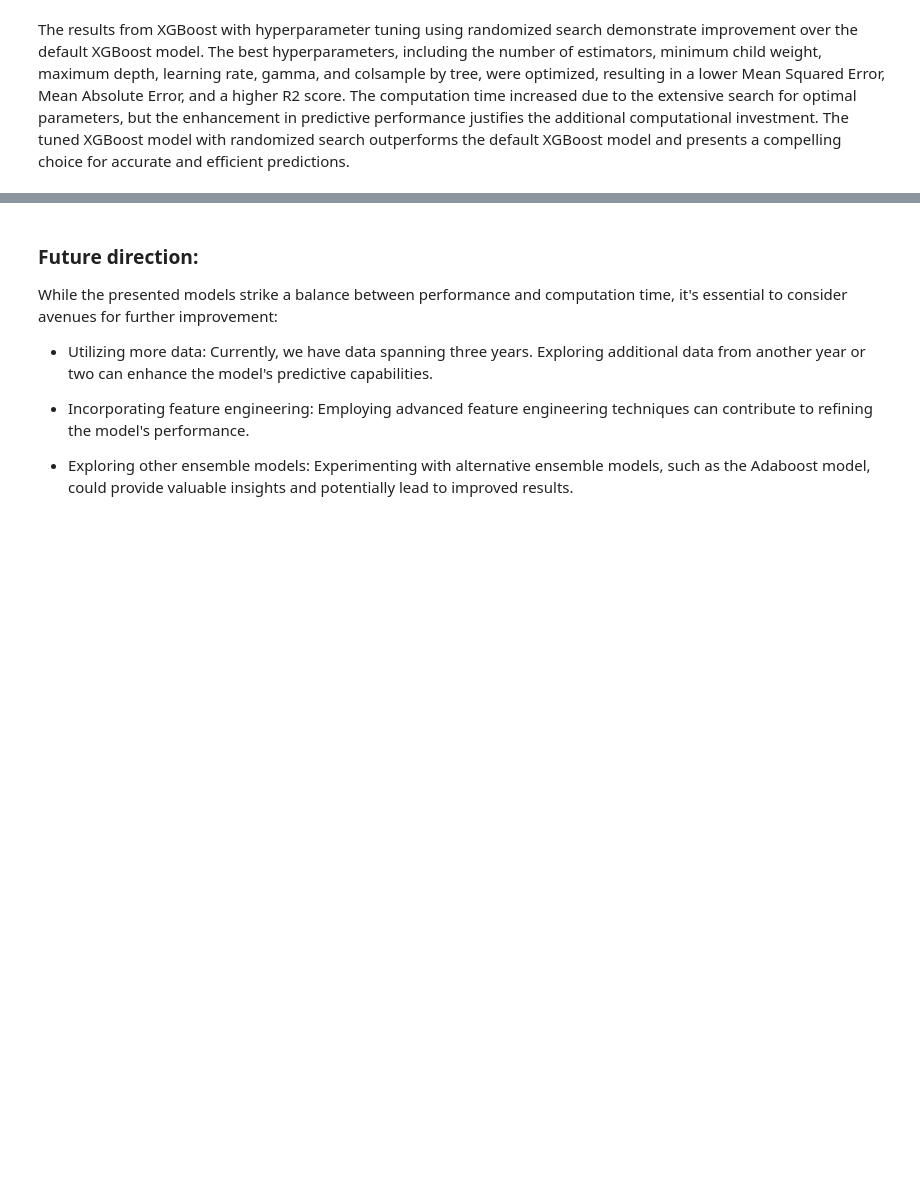
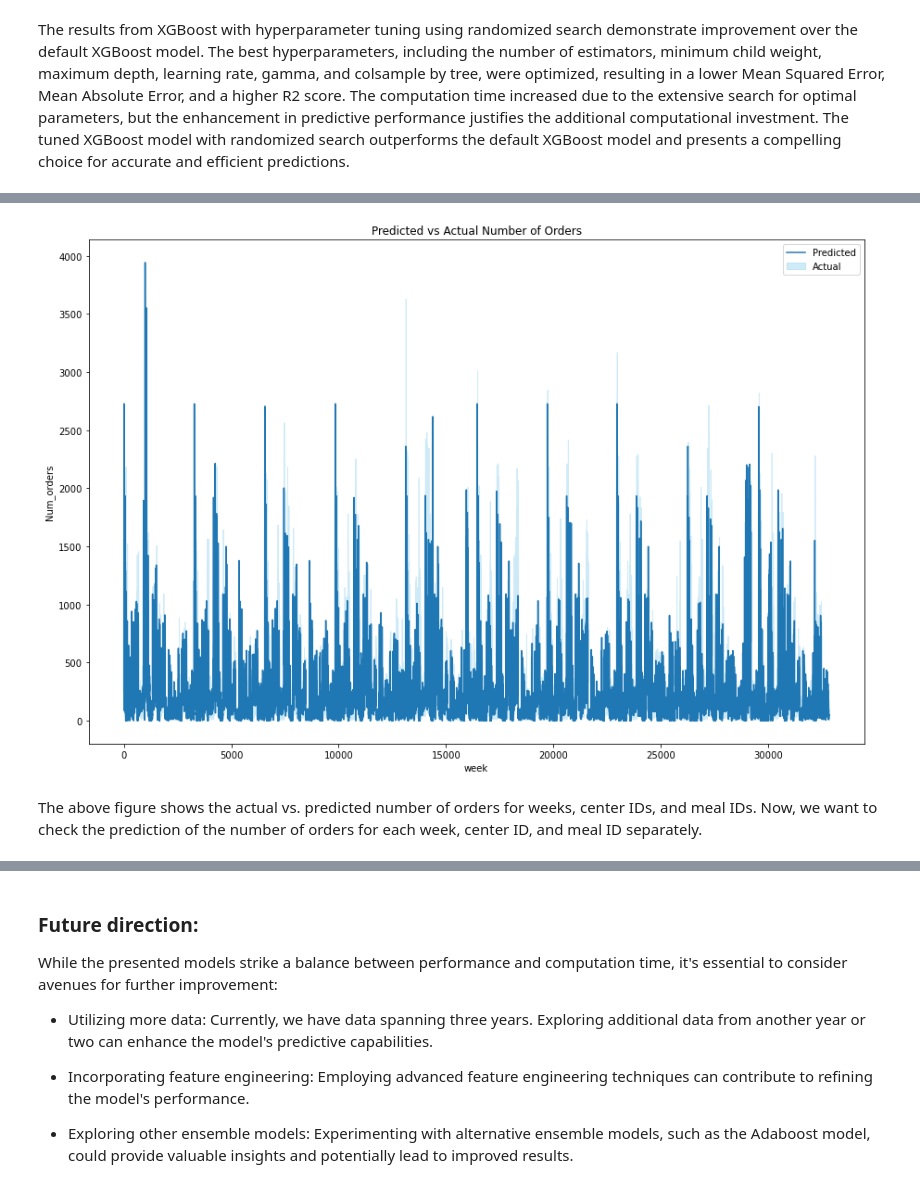
Before and after one commit to arezoo396/Capstone2-Food-Demand-Forecasting, a Jupyter notebook: Notebooks/Capstone2-Modeling.ipynb, the cells around one changed output, grey strips where cells are left out. Saved outputs shown, nothing was run; the diff lists cells and outputs as text; code cells hidden in the pictures; blank space fills up the shorter version.

```diff
--- a/Notebooks/Capstone2-Modeling.ipynb
+++ b/Notebooks/Capstone2-Modeling.ipynb
@@ -660,0 +733,30 @@ The selection of the best model depends on the specific requirements of the prob
+# %%
+#change the negative value to zero
+y_pred_f = np.clip(y_pred_f, 0, None)
+# %%
+# Create a range of indices for the x-axis
+x = range(len(y_pred_f))
+
+# Plot the predicted values (y_pred) and the true values (y_test)
+plt.figure(figsize=(15, 10))
+plt.plot(x, y_pred_f, label='Predicted')
+#plt.plot(x, test_y.to_numpy(), label='Actual')
+
+# Plot predicted values above actual values
+#plt.fill_between(x, test_y.to_numpy(), y_pred_f, color='skyblue', alpha=0.4, label='Predicted')
+plt.fill_between(x, y_pred_f, test_y, color='skyblue', alpha=0.4, label='Actual')
+
+# Set labels and title
+plt.ylabel('Num_orders')
+plt.xlabel('week')
+plt.title('Predicted vs Actual Number of Orders')
+
+# Add legend
+plt.legend()
+
+# Show the plot
+plt.show()
+# %% [output]
+[figure, added]
+# %% [markdown]
+The above figure shows the actual vs. predicted number of orders for weeks, center IDs, and meal IDs. Now, we want to check the prediction of the number of orders for each week, center ID, and meal ID separately.
```
Also changed, not shown: parts of 60 cells of this notebook.
